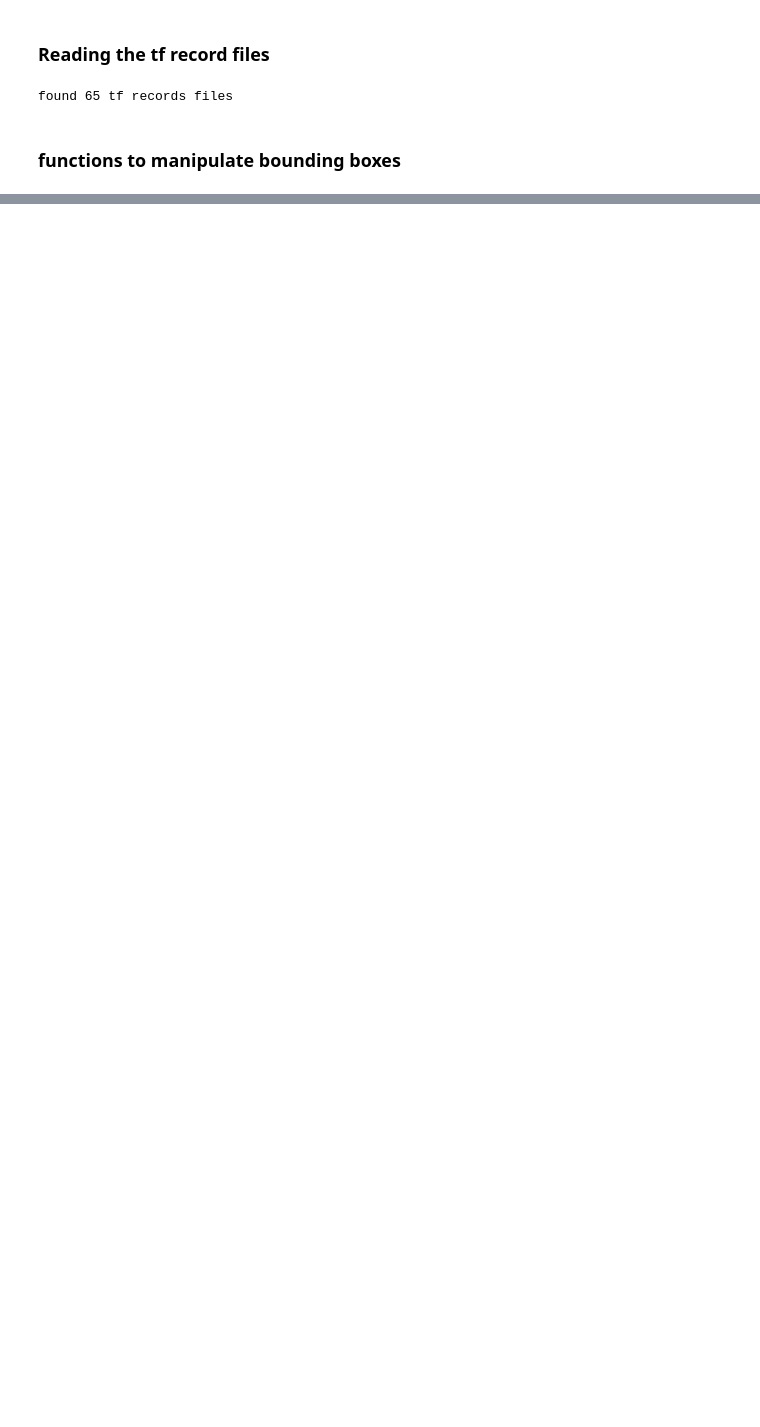
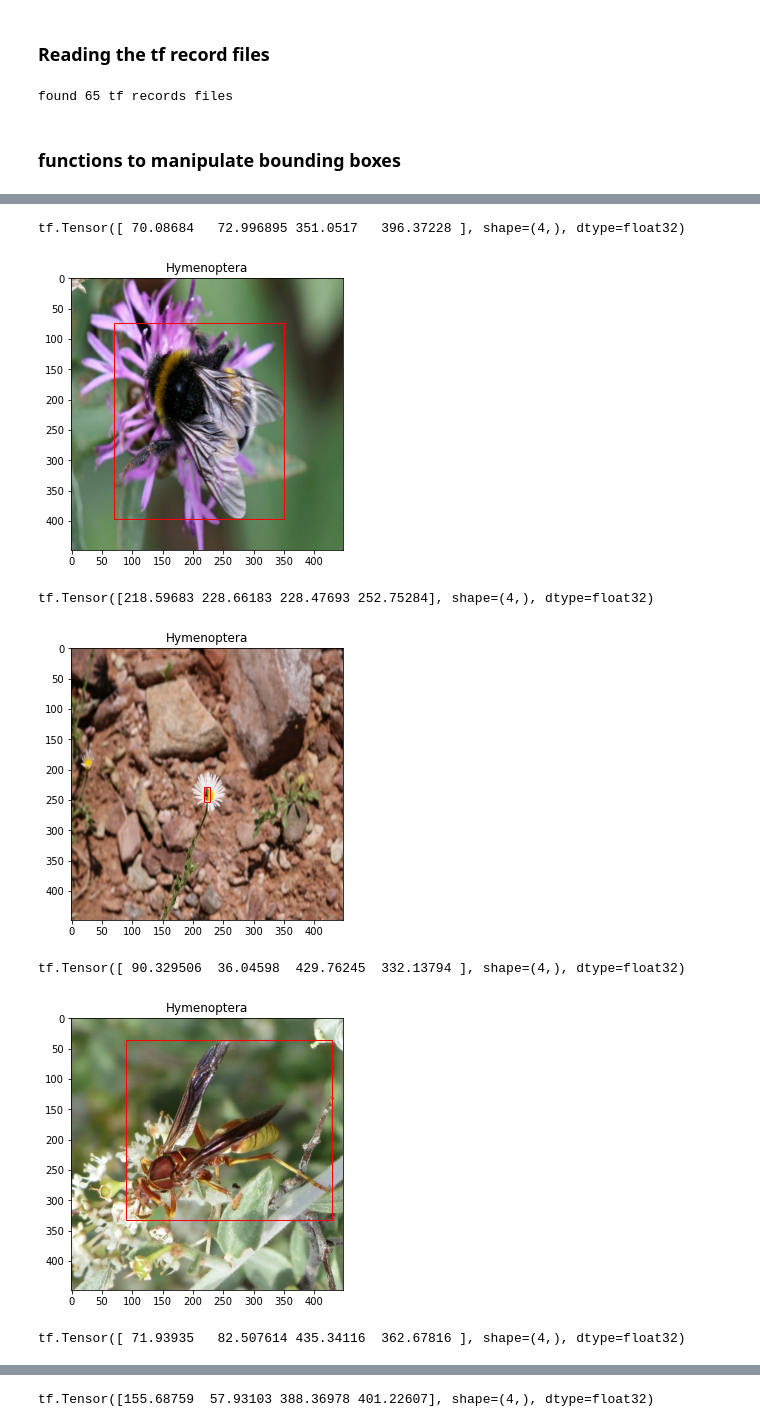
Before and after one commit to valentin-fngr/insect_detection, a Jupyter notebook: Yolo_detection.ipynb, the cells around one changed output, grey strips where cells are left out. Drawn from its saved outputs; the diff is of its cells as text; code cells hidden in the pictures; blank space fills up the shorter version.

Commit message:
finalized visualize example

```diff
--- a/Yolo_detection.ipynb
+++ b/Yolo_detection.ipynb
@@ -60,10 +60,10 @@ def from_hwlt_to_xyxy(bboxes):
     """
 
     return tf.stack([
+        bboxes[:,3],
         bboxes[:,2],
-        bboxes[:,3],
-        bboxes[:,2] + bboxes[:,1],
-        bboxes[:,3] + bboxes[:,0]
+        bboxes[:,3] + bboxes[:,1],
+        bboxes[:,2] + bboxes[:,0]
     ], axis=-1)
 
 def from_xyxy_to_xywh(bboxes):
@@ -89,4 +89,4 @@ def parse_bboxes(image, bboxes, label):
     print(image, bboxes, label)
     return image, from_hwlt_to_xyxy(bboxes), label
 
-#dataset = raw_dataset.map(parse_bboxes)
+dataset = dataset.map(parse_bboxes)
@@ -95,18 +97,15 @@ def parse_bboxes(image, bboxes, label):
 # %%
 def visualize_example(image, bboxes, label):
 
-    fig, ax = plt.subplots(figsize=(10,10))
+    fig, ax = plt.subplots(figsize=(5,5))
 
 
     boxes = bboxes * 448
     for bbox in boxes:
         print(bbox)
-        rect = patches.Rectangle((bbox[3], bbox[2]), bbox[1] , bbox[0], linewidth=1, edgecolor='r', facecolor='none')
+        rect = patches.Rectangle((bbox[0], bbox[1]), bbox[2] - bbox[0] , bbox[3] - bbox[1], linewidth=1, edgecolor='r', facecolor='none')
         ax.add_patch(rect)
 
     plt.imshow(image)
     plt.title(get_label(label.numpy()[0]))
     plt.show()
-# %%
-for image, bboxes, label in dataset.take(2):
-    visualize_example(image, bboxes, label)
@@ -117,0 +112,11 @@ tf.Tensor([ 24.091003   9.880083 228.66183  218.59683 ], shape=(4,), dtype=float
+# %%
+for image, bboxes, label in dataset.take(6):
+    visualize_example(image, bboxes, label)
+# %% [output]
+tf.Tensor([ 70.08684   72.996895 351.0517   396.37228 ], shape=(4,), dtype=float32)
+[figure, added]
+tf.Tensor([218.59683 228.66183 228.47693 252.75284], shape=(4,), dtype=float32)
+[figure, added]
+tf.Tensor([ 90.329506  36.04598  429.76245  332.13794 ], shape=(4,), dtype=float32)
+[figure, added]
+tf.Tensor([ 71.93935   82.507614 435.34116  362.67816 ], shape=(4,), dtype=float32)
@@ -117,0 +124 @@ tf.Tensor([ 24.091003   9.880083 228.66183  218.59683 ], shape=(4,), dtype=float
+tf.Tensor([155.68759  57.93103 388.36978 401.22607], shape=(4,), dtype=float32)
```
Also changed, not shown: parts of 6 cells of this notebook.
